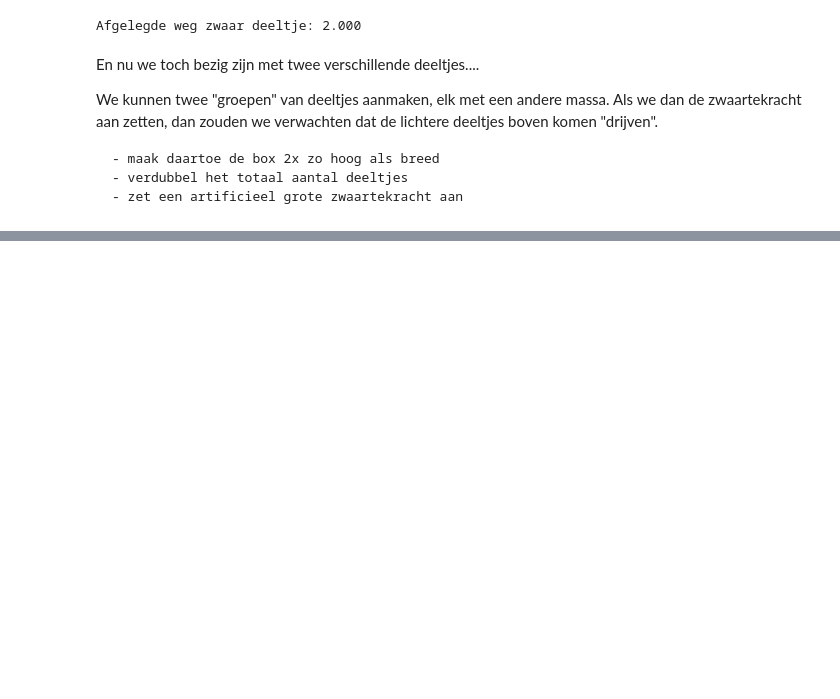
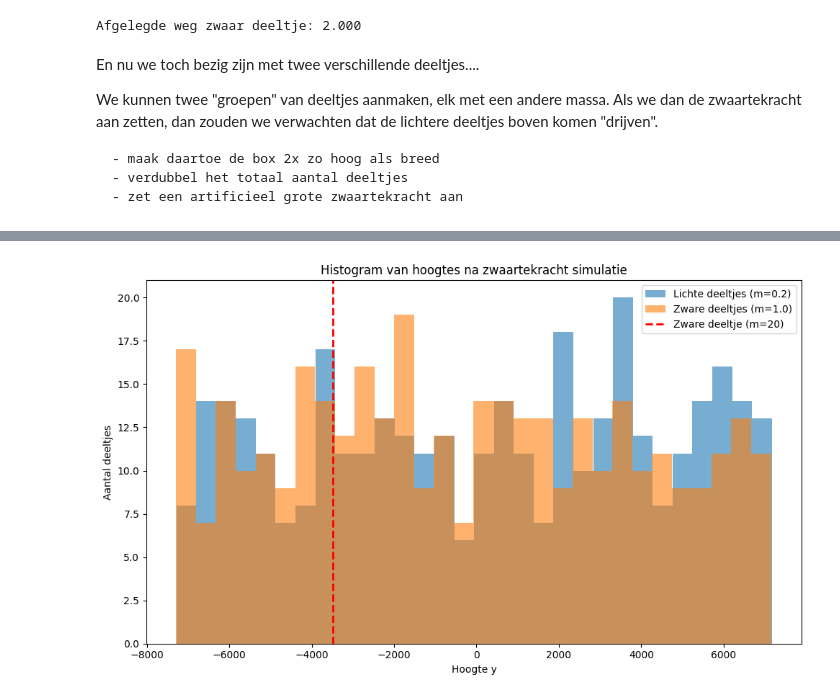
Before and after one commit to ErikvdBerkmortel/IP2-erik-en-xavi, a Jupyter notebook: Content/PySim/4_brownianmotion.ipynb, the cells around one changed output, grey strips where cells are left out. Saved outputs shown, nothing was run; the diff lists cells and outputs as text; code cells hidden in the pictures; blank space fills up the shorter version.

```diff
--- a/Content/PySim/4_brownianmotion.ipynb
+++ b/Content/PySim/4_brownianmotion.ipynb
@@ -526,0 +531,83 @@ plt.show()
+# %%
+# Verbeterde simulatie van zwaartekracht op zware en lichtere deeltjes
+# Fixes: genereer unieke startposities voor elke deeltje, verhoog g voor duidelijker effect, voeg zd toe aan particles lijst voor consistentie, en zorg ervoor dat deeltjes in de box blijven door boxcollision na botsingen te controleren
+
+particles = []
+Box_height = Box_length_0 * 18
+Box_width = Box_length_0 * 9
+
+def boxcollision(self):
+    if abs(self.r[0]) + self.R > Box_width:
+        self.v[0] *= -1
+        self.r[0] = np.sign(self.r[0]) * (Box_width - self.R)
+    if abs(self.r[1]) + self.R > Box_height:
+        self.v[1] *= -1
+        self.r[1] = np.sign(self.r[1]) * (Box_height - self.R)
+
+# Verhoog g voor sneller effect
+g = -50.0  # artificieel groot
+
+def update_position(self):
+    self.v[1] += g * dt
+    self.r += self.v * dt
+
+# Genereer zware deeltjes (m=1.0)
+for i in range(360):
+    vx = np.random.uniform(-v_0, v_0)
+    vy = np.random.choice([-1, 1]) * np.sqrt(v_0**2 - vx**2)
+    pos = np.array([Box_width * np.random.uniform(-1, 1), Box_height * np.random.uniform(-1, 1)])
+    particles.append(ParticleClass(m=1.0, v=[vx, vy], r=pos, R=.5, c='blue'))
+
+# Genereer lichtere deeltjes (m=0.2)
+for i in range(360):
+    vx = np.random.uniform(-v_0, v_0)
+    vy = np.random.choice([-1, 1]) * np.sqrt(v_0**2 - vx**2)
+    pos = np.array([Box_width * np.random.uniform(-1, 1), Box_height * np.random.uniform(-1, 1)])
+    particles.append(ParticleClass(m=0.2, v=[vx, vy], r=pos, R=.5, c='green'))  # verander kleur voor onderscheid
+
+# Voeg zware deeltje toe
+vx = np.random.uniform(-v_0, v_0)
+vy = np.random.choice([-1, 1]) * np.sqrt(v_0**2 - vx**2)
+pos = np.array([Box_width * np.random.uniform(-1, 1), Box_height * np.random.uniform(-1, 1)])
+zd = ParticleClass(m=20.0, v=[vx, vy], r=pos, R=.5, c='red')
+particles.append(zd)
+
+# Simulatie loop
+for step in range(N_steps):
+    for p in particles:
+        update_position(p)
+        boxcollision(p)
+    handle_collisions(particles)
+    # Controleer wandbotsingen opnieuw na onderlinge botsingen om te zorgen dat deeltjes in de box blijven
+    for p in particles:
+        boxcollision(p)
+
+# Verzamel y-posities
+y_light = []
+y_heavy = []
+y_zd = []
+
+for p in particles:
+    if p.m < 0.5:
+        y_light.append(p.r[1])
+    elif p.m > 10:  # zware deeltje
+        y_zd.append(p.r[1])
+    else:
+        y_heavy.append(p.r[1])
+
+print("Gemiddelde hoogte lichte deeltjes:", np.mean(y_light))
+print("Gemiddelde hoogte zware deeltjes:", np.mean(y_heavy))
+print("Hoogte zware deeltje:", y_zd[0] if y_zd else "N/A")
+
+plt.figure(figsize=(10, 6))
+plt.hist(y_light, bins=30, alpha=0.6, label="Lichte deeltjes (m=0.2)")
+plt.hist(y_heavy, bins=30, alpha=0.6, label="Zware deeltjes (m=1.0)")
+if y_zd:
+    plt.axvline(y_zd[0], color='red', linestyle='--', linewidth=2, label="Zware deeltje (m=20)")
+plt.xlabel("Hoogte y")
+plt.ylabel("Aantal deeltjes")
+plt.title("Histogram van hoogtes na zwaartekracht simulatie")
+plt.legend()
+plt.tight_layout()
+plt.show()
+# %% [output]
@@ -526,0 +617 @@ plt.show()
+[figure, added]
```
Also changed, not shown: parts of 2 cells of this notebook.
